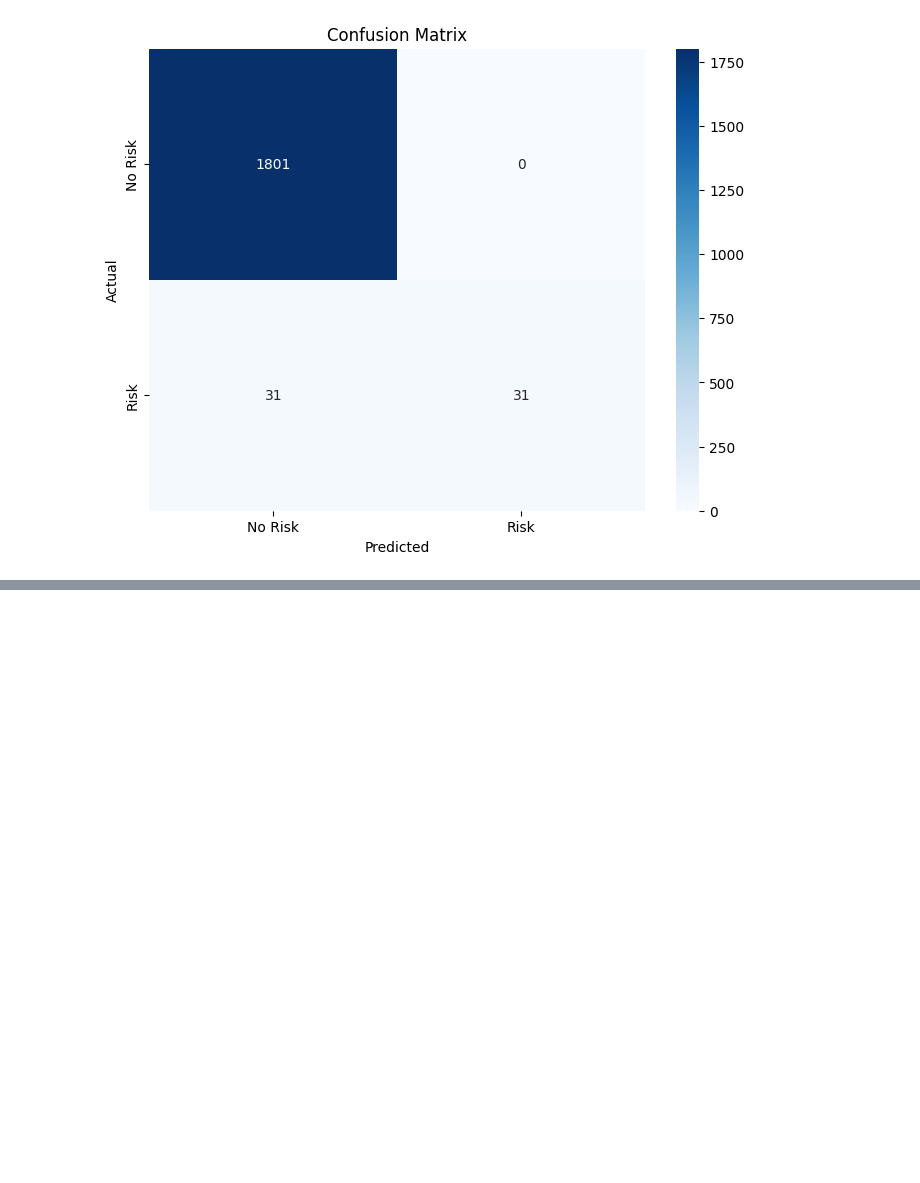
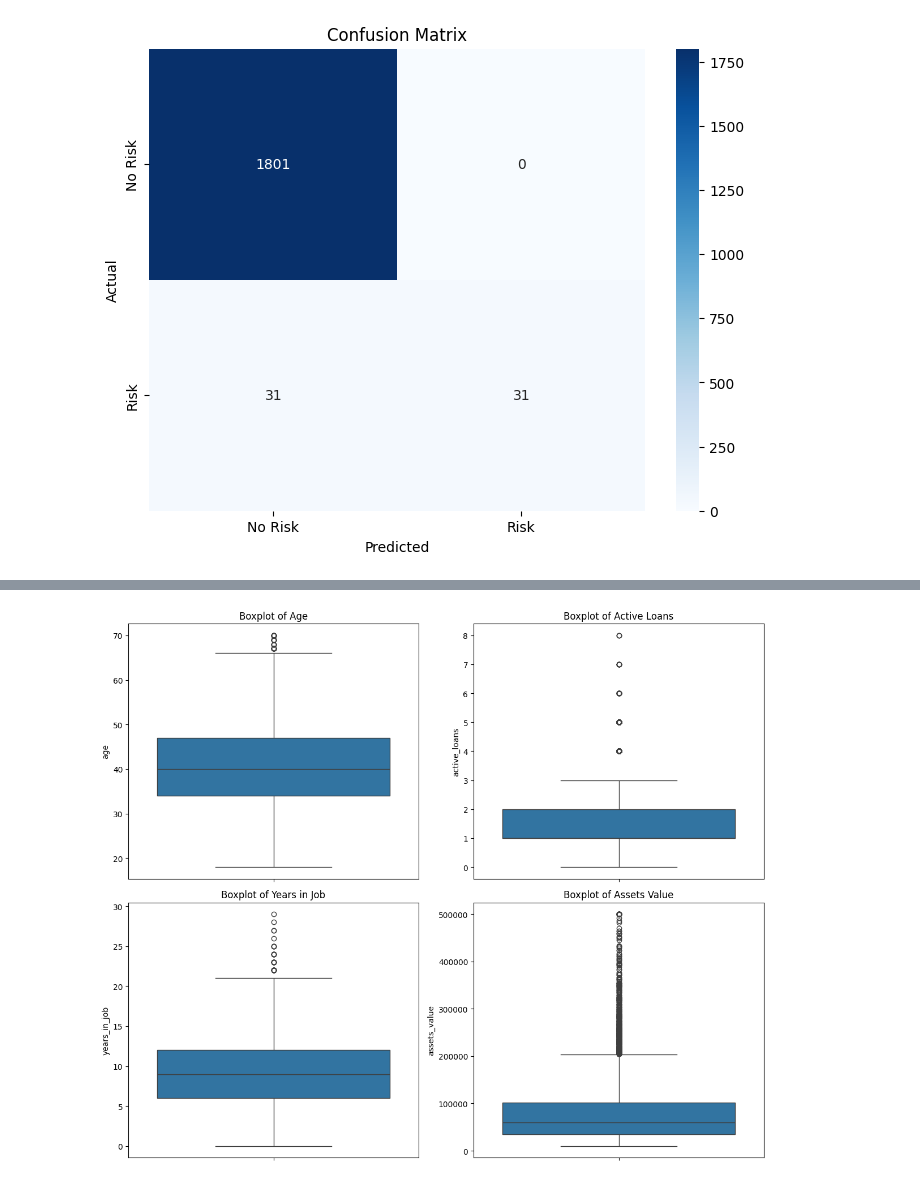
Before and after one commit to davydantoniuk/credit-risk-classifier, a Jupyter notebook: client_classifier.ipynb, the cells around one changed output, grey strips where cells are left out. Saved outputs shown, nothing was run; the diff lists cells and outputs as text; code cells hidden in the pictures; blank space fills up the shorter version.

```diff
--- a/client_classifier.ipynb
+++ b/client_classifier.ipynb
@@ -276,0 +283,15 @@ plt.show()
+# %%
+children_dum = pd.get_dummies(data_one_hot["children"], prefix="children").astype(int)
+data_one_hot = pd.concat([data_one_hot.drop("children", axis=1), children_dum], axis=1)
+
+employment_dum = pd.get_dummies(data_one_hot["employment_type"], prefix="employment_type").astype(int)
+data_one_hot = pd.concat([data_one_hot.drop("employment_type", axis=1), employment_dum], axis=1)
+
+education_dum = pd.get_dummies(data_one_hot["education"], prefix="education").astype(int)
+data_one_hot = pd.concat([data_one_hot.drop("education", axis=1), education_dum], axis=1)
+
+city_dum = pd.get_dummies(data_one_hot["city"], prefix="city").astype(int)
+data_one_hot = pd.concat([data_one_hot.drop("city", axis=1), city_dum], axis=1)
+
+marital_status_dum = pd.get_dummies(data_one_hot["marital_status"], prefix="marital_status").astype(int)
+data_one_hot = pd.concat([data_one_hot.drop("marital_status", axis=1), marital_status_dum], axis=1)
@@ -276,0 +322,31 @@ plt.show()
+# %%
+# Обираємо потрібні колонки
+columns_to_check = ['age', 'income', 'active_loans', 'years_in_job', 'assets_value']
+
+# Розрахунок IQR і виявлення викидів
+outliers = {}
+for col in columns_to_check:
+    Q1 = data_one_hot[col].quantile(0.25)
+    Q3 = data_one_hot[col].quantile(0.75)
+    IQR = Q3 - Q1
+    lower_bound = Q1 - 1.5 * IQR
+    upper_bound = Q3 + 1.5 * IQR
+    outliers[col] = data_one_hot[(data_one_hot[col] < lower_bound) | (data_one_hot[col] > upper_bound)][col]
+
+outliers_summary = {col: len(outliers[col]) for col in outliers}
+outliers_summary
+# %%
+# Creating boxplots for the specified variables
+fig, axes = plt.subplots(2, 2, figsize=(12, 10))
+
+columns_to_plot = ['age', 'active_loans', 'years_in_job', 'assets_value']
+titles = ['Age', 'Active Loans', 'Years in Job', 'Assets Value']
+
+for ax, col, title in zip(axes.flatten(), columns_to_plot, titles):
+    sns.boxplot(y=data_one_hot[col], ax=ax)
+    ax.set_title(f'Boxplot of {title}')
+
+plt.tight_layout()
+plt.show()
+# %% [output]
+[figure, added]
```
Also changed, not shown: parts of 19 cells of this notebook.
